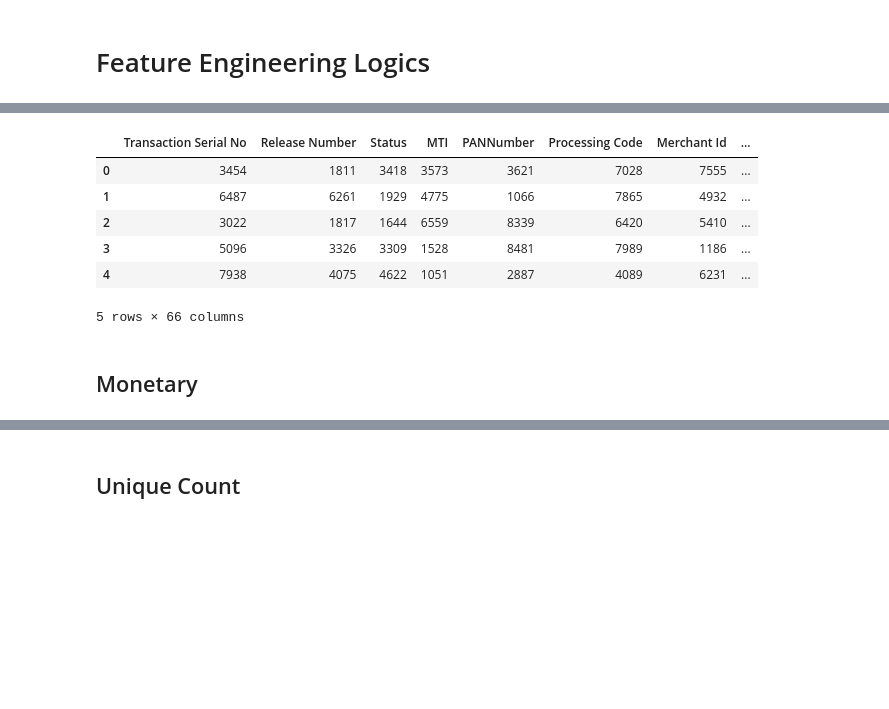
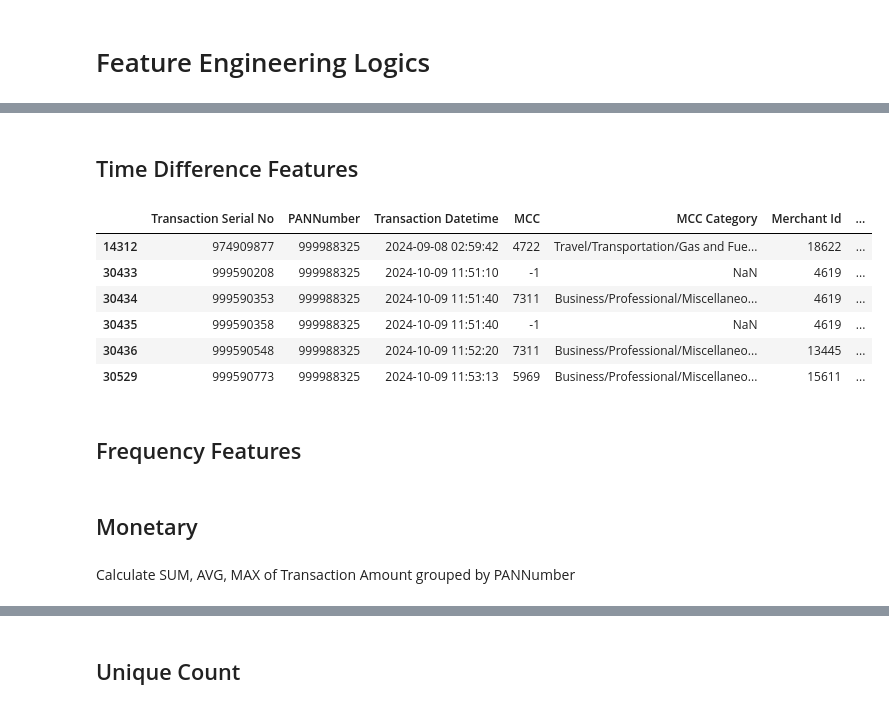
Before and after one commit to gregvidy/model-diagnostic, a Jupyter notebook: 01. Feature Engineering - Credit.ipynb, the cells around one changed output, grey strips where cells are left out. Saved outputs shown, nothing was run; the diff lists cells and outputs as text; code cells hidden in the pictures; blank space fills up the shorter version.

```diff
--- a/01. Feature Engineering - Credit.ipynb
+++ b/01. Feature Engineering - Credit.ipynb
@@ -95,3 +13,9 @@ for col, dtype in columns_dtypes.items():
+# %%
+# MCC and Currency Data
+
+mcc_df = pd.read_csv("data/mcc_data.csv", sep=";", dtype={'Code': str})
+mcc_df.rename({'Code':'MCC'}, axis=1, inplace=True)
+currency_code = pd.read_csv('data/currency_code.csv', sep=';', dtype={'Number': str})
 # %% [markdown]
 # Feature Engineering Logics
 # %%
@@ -137,0 +23,3 @@ df_time_diff
+# %%
+df_c03['MCC'] = df_c03['MCC'].replace({np.nan: '-1', 'nan': '-1'})
+df_c03['Merchant Id'] = df_c03['Merchant Id'].replace({np.nan: '-1', 'nan': '-1'})
@@ -138 +36,15 @@ df_time_diff
+# %%
+# 1. Value mapping MCC_code to MCC Details, Trnx Category Code, Category
+
+df_c03 = df_c03.merge(mcc_df[['MCC', 'Description', 'Transaction Category Code', 'MCC Category']], on='MCC', how='left')
+df_c03.rename(columns={
+    'Description': 'MCC Details',
+    'Transaction Category Code': 'MCC Trnx Category Code'
+    }, inplace=True
+)
+# %%
+# 2. Value mapping Terminal Owner/Card Acceptor Name to bigger group (ecommerce, online ads, etc.)
+df_c03['Cat Terminal Owner'] = df_c03['Terminal Owner'].apply(lambda x: categorize_terminal_owner(extract_provider_name(x)))
+# %% [markdown]
+## Time Difference Features
 # %%
@@ -181,11 +63 @@ df_freq = generate_rolling_features(
 )
-# %%
-df_freq
-# %% [output]
-|  | Transaction Serial No | Release Number | Status | MTI | PANNumber | Processing Code | Merchant Id | ... |
-| 0 | 3454 | 1811 | 3418 | 3573 | 3621 | 7028 | 7555 | ... |
-| 1 | 6487 | 6261 | 1929 | 4775 | 1066 | 7865 | 4932 | ... |
-| 2 | 3022 | 1817 | 1644 | 6559 | 8339 | 6420 | 5410 | ... |
-| 3 | 5096 | 3326 | 3309 | 1528 | 8481 | 7989 | 1186 | ... |
-| 4 | 7938 | 4075 | 4622 | 1051 | 2887 | 4089 | 6231 | ... |
-5 rows × 66 columns
@@ -191,0 +72,28 @@ df_freq
+# %%
+# check result
+
+pd.set_option('display.max_columns', 500)
+
+df_c03[df_c03['PANNumber'] == 999988325][
+    [
+        'Transaction Serial No',
+        'PANNumber',
+        'Transaction Datetime',
+        'MCC',
+        'MCC Category',
+        'Merchant Id',
+        'Country Code'
+    ] +
+    # + ['time_diff_before_merchant']
+    [x for x in df_c03.columns if ('time_diff' in x) and ('avg' not in x)]
+].sort_values(by=['PANNumber','Transaction Datetime'])
+# %% [output]
+|  | Transaction Serial No | PANNumber | Transaction Datetime | MCC | MCC Category | Merchant Id | ... |
+| 14312 | 974909877 | 999988325 | 2024-09-08 02:59:42 | 4722 | Travel/Transportation/Gas and Fue... | 18622 | ... |
+| 30433 | 999590208 | 999988325 | 2024-10-09 11:51:10 | -1 | NaN | 4619 | ... |
+| 30434 | 999590353 | 999988325 | 2024-10-09 11:51:40 | 7311 | Business/Professional/Miscellaneo... | 4619 | ... |
+| 30435 | 999590358 | 999988325 | 2024-10-09 11:51:40 | -1 | NaN | 4619 | ... |
+| 30436 | 999590548 | 999988325 | 2024-10-09 11:52:20 | 7311 | Business/Professional/Miscellaneo... | 13445 | ... |
+| 30529 | 999590773 | 999988325 | 2024-10-09 11:53:13 | 5969 | Business/Professional/Miscellaneo... | 15611 | ... |
+# %% [markdown]
+## Frequency Features
@@ -192,3 +107,5 @@ df_freq
 # %% [markdown]
 ## Monetary
+# %% [markdown]
+Calculate SUM, AVG, MAX of Transaction Amount grouped by PANNumber
 # %%
```
Also changed, not shown: parts of 30 cells of this notebook, 26 other files.
